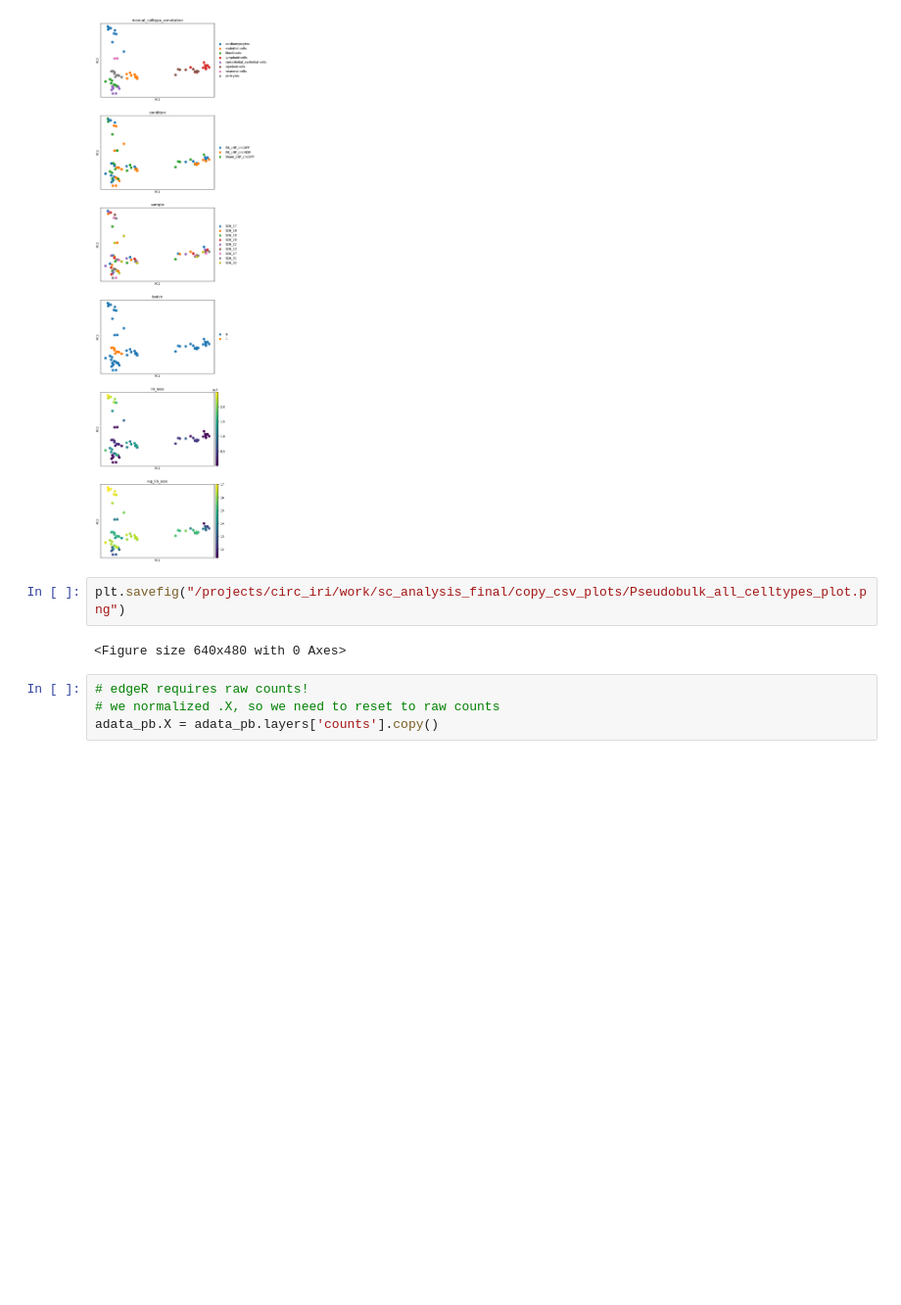
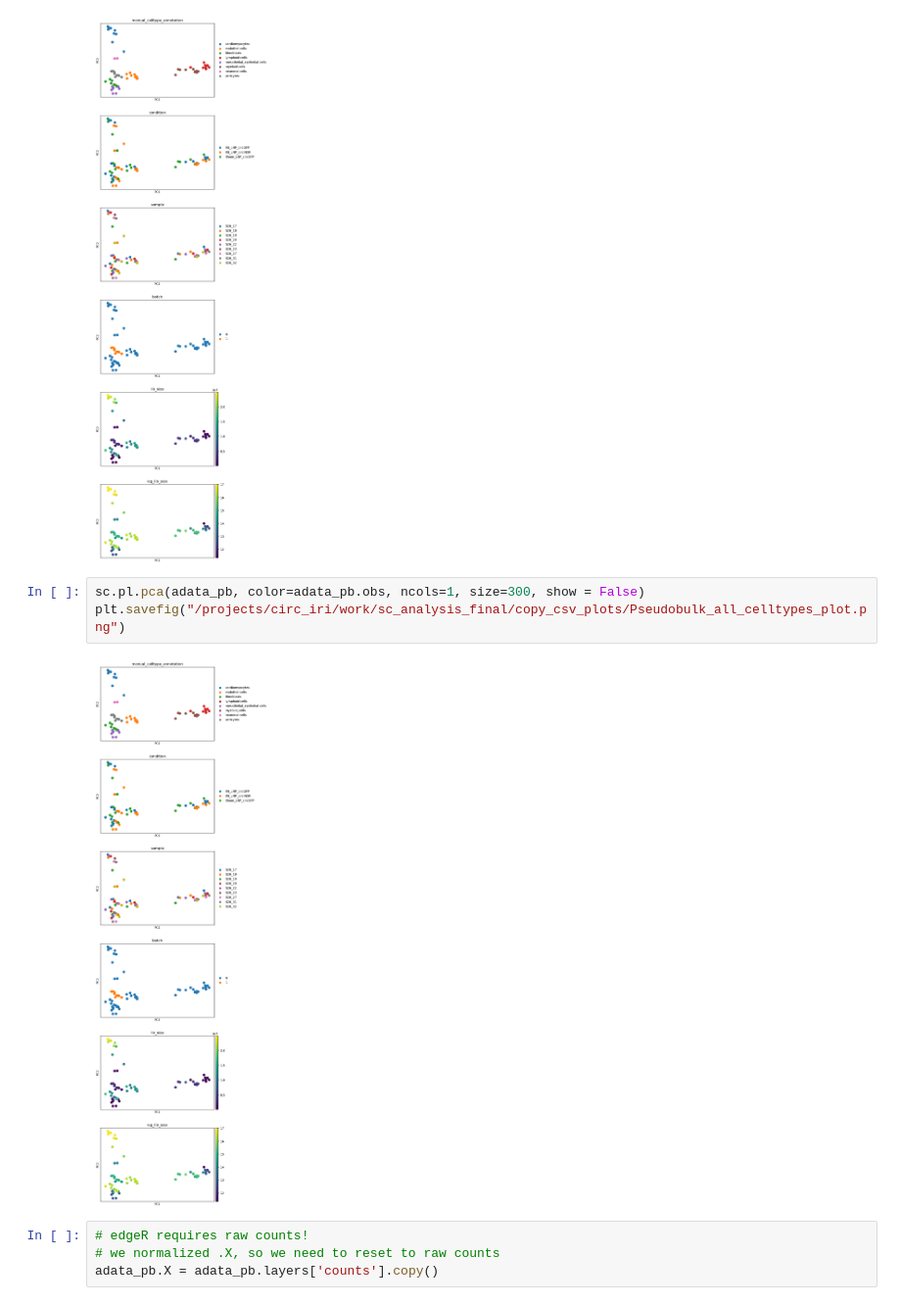
Before and after one commit to umlaufal/circ_iri, a Jupyter notebook: sc_analysis_final/04A_DEG_main_clusters.ipynb, the cells around one changed output. Shown at 98% size. Saved outputs shown, nothing was run; the diff lists cells and outputs as text; blank space fills up the shorter version.

```diff
--- a/sc_analysis_final/04A_DEG_main_clusters.ipynb
+++ b/sc_analysis_final/04A_DEG_main_clusters.ipynb
@@ -185,9 +185,10 @@ sc.pl.pca(adata_pb, color=adata_pb.obs, ncols=1, size=300)
 # %% [output]
 [figure]
 # %%
+sc.pl.pca(adata_pb, color=adata_pb.obs, ncols=1, size=300, show = False)
 plt.savefig("/projects/circ_iri/work/sc_analysis_final/copy_csv_plots/Pseudobulk_all_celltypes_plot.png")
 # %% [output]
-<Figure size 640x480 with 0 Axes>
+[figure, added]
 # %%
 # edgeR requires raw counts!
 # we normalized .X, so we need to reset to raw counts
```
Also changed, not shown: parts of 8 cells of this notebook.
